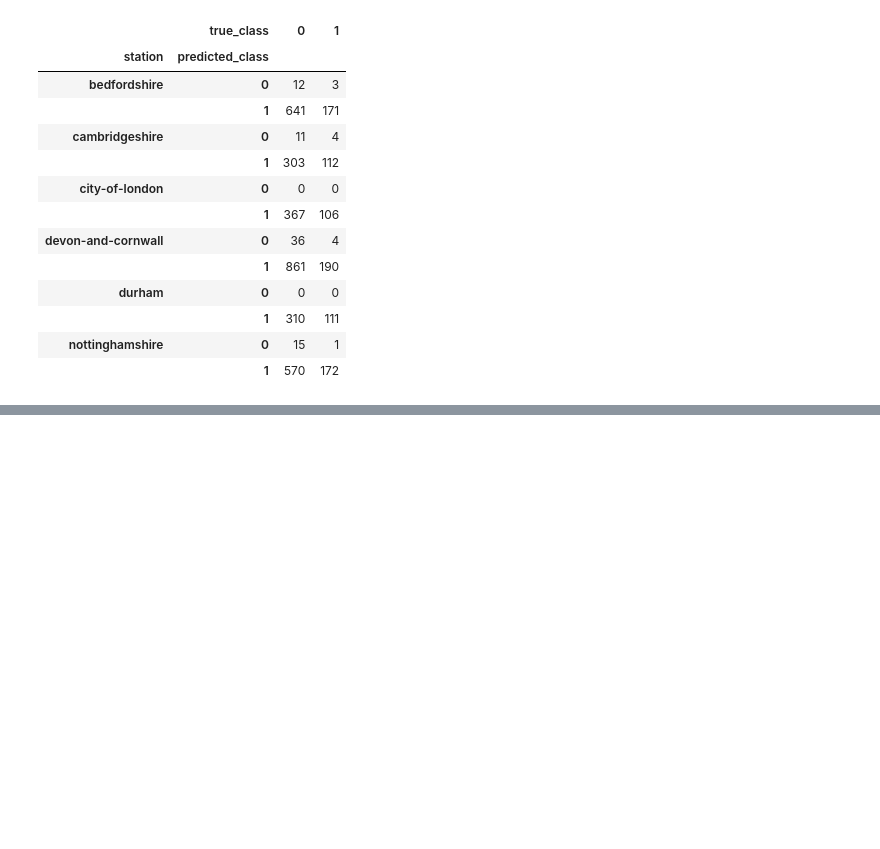
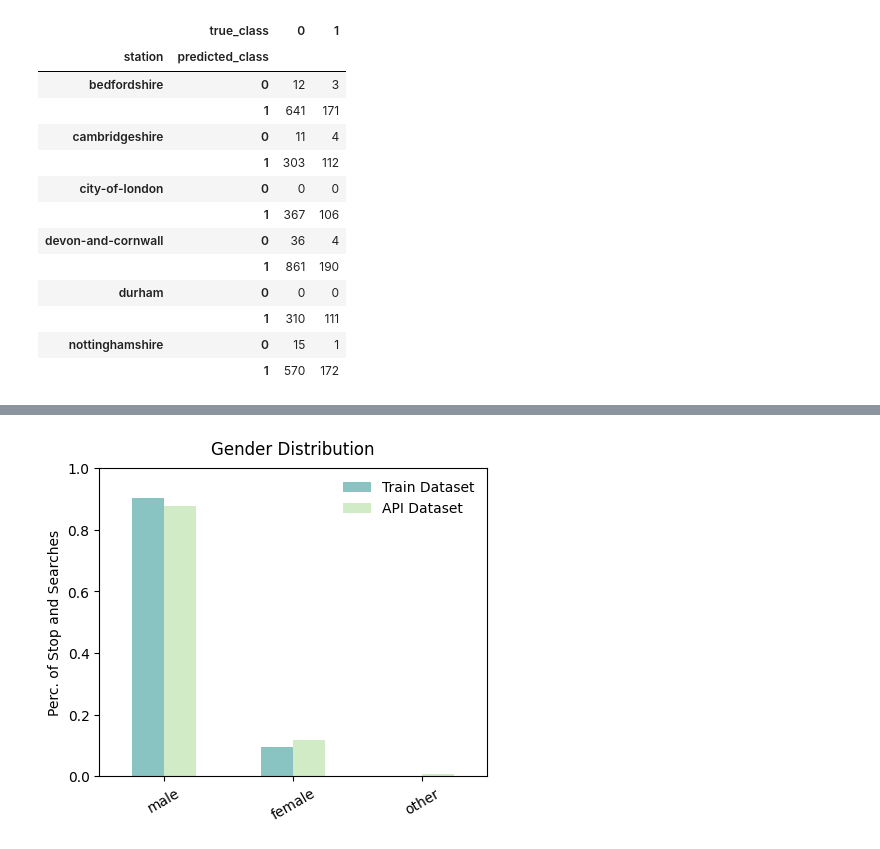
Before and after one commit to mmvf/Capstone, a Jupyter notebook: Step 4 - EDA Test Dataset.ipynb, the cells around one changed output, grey strips where cells are left out. Cells and saved outputs as stored; diff of their text form; code cells hidden in the pictures; blank space fills up the shorter version.

```diff
--- a/Step 4 - EDA Test Dataset.ipynb
+++ b/Step 4 - EDA Test Dataset.ipynb
@@ -234,0 +440,12 @@ plt.ylabel("Perc. of Stop and Searches");
+# %%
+graph_df = df_train["Gender"].value_counts(normalize=True, dropna = False).rename('Train Dataset').to_frame()\
+               .join(df_test["Gender"].value_counts(normalize=True, dropna = False).rename('API Dataset').to_frame())
+
+graph_df.plot(kind='bar',color = color_list, figsize=(5, 4))
+plt.legend(frameon=False)
+plt.xticks(rotation=30)
+plt.ylim(0,1)
+plt.title("Gender Distribution",  pad = 10)
+plt.ylabel("Perc. of Stop and Searches");
+# %% [output]
+[figure, added]
```
Also changed, not shown: parts of 53 cells of this notebook, 4 other files.
